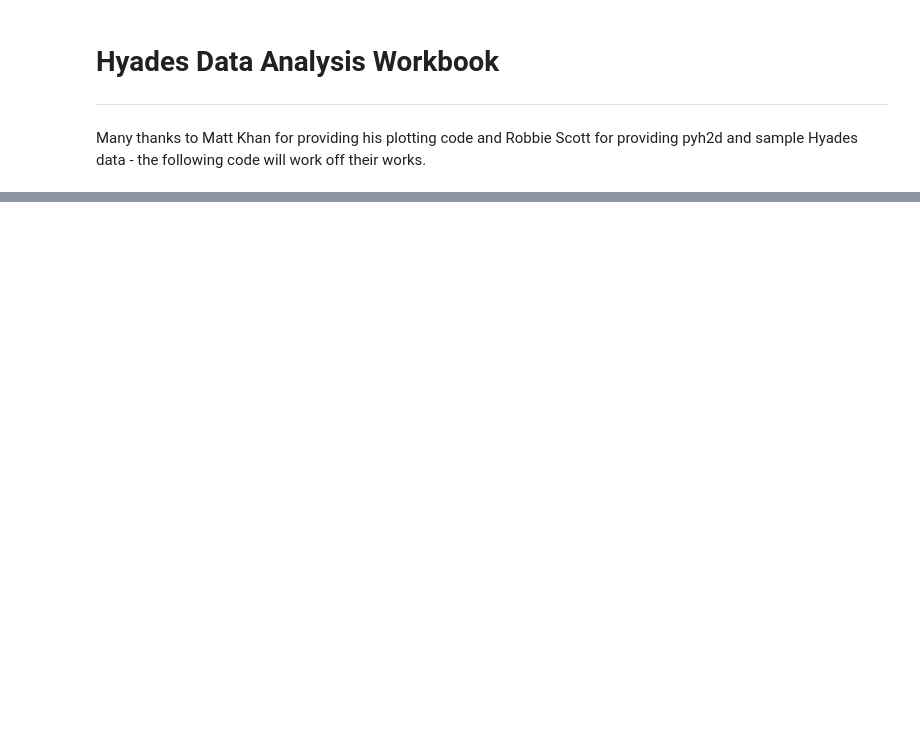
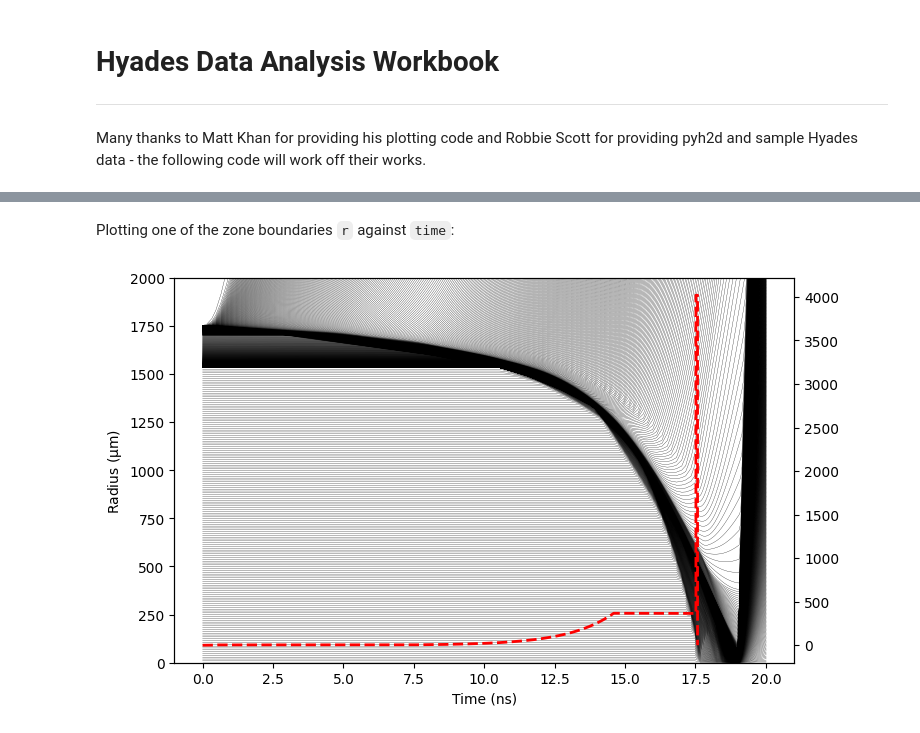
Before and after one commit to rcs19/hyades_plotter, a Jupyter notebook: src/workbook.ipynb, the cells around one changed output, grey strips where cells are left out. Cells and saved outputs as stored; diff of their text form; code cells hidden in the pictures; blank space fills up the shorter version.

Commit message:
code for plotting zone boundaries

```diff
--- a/src/workbook.ipynb
+++ b/src/workbook.ipynb
@@ -25,0 +13,18 @@ print(fusionEnergy)
+# %%
+datafolderpath = Path('hyades_output/khan_SI/')
+
+# Importing datafiles
+laserData = np.loadtxt(datafolderpath/'laser_pulse_shape_final.txt', delimiter=',')
+datafile = netCDF4.Dataset(datafolderpath/'hyImp35.cdf')
+
+laserTime = laserData[:,0]
+laserPow  = laserData[:,1]
+
+# Variables:
+#   tn = Fusion energy emission rate
+#   fE = Fusion energy released
+#   Tr = Radiation temperatures
+#   dene = Electron density
+variables_list = ['R','Rcm','Rho','Ti','Te','Pres','Bpeprdr','Bpeprd','Tr','Dene','DumpTimes']
+variable_labels = ['r','rcm','rho','ti','te','p','tn','fE','tr','dene','time']
+data = dict((label, datafile.variables[var][:]) for label, var in zip(variable_labels, variables_list))
@@ -25,0 +90,22 @@ print(fusionEnergy)
+# %% [markdown]
+Plotting one of the zone boundaries `r` against `time`:
+# %%
+xdata = 1E9*data['time'] # times (now nanoseconds), length=530
+ydata = 1E4*data['r'] # Zone boundaries (um). Transposed such that each index is one zone boundary from 0 to 1058.
+
+fig, ax = plt.subplots(figsize=(8,5))
+
+# Plotting (a sample of 150) zone boundaries
+indices = np.linspace(0, len(xdata)-1, 150).astype(int)
+ax.plot(xdata[indices], ydata[indices], c="black", lw=0.2)
+ax.plot([], [], c="black", lw=0.2, label='Zone Boundary') # Dummy Plot for Legend
+
+ax2 = ax.twinx()
+ax2.plot(laserTime, laserPow, color="red", linestyle="--", linewidth=2, zorder=10, label="Laser Pulse")
+
+ax.set_ylim([0,2000])
+ax.set_ylabel('Radius ($\\mathrm{\\mu}$m)')
+ax.set_xlabel('Time (ns)')
+plt.show()
+# %% [output]
+[figure, added]
```
Also changed, not shown: parts of 11 cells of this notebook, 1 other file.
